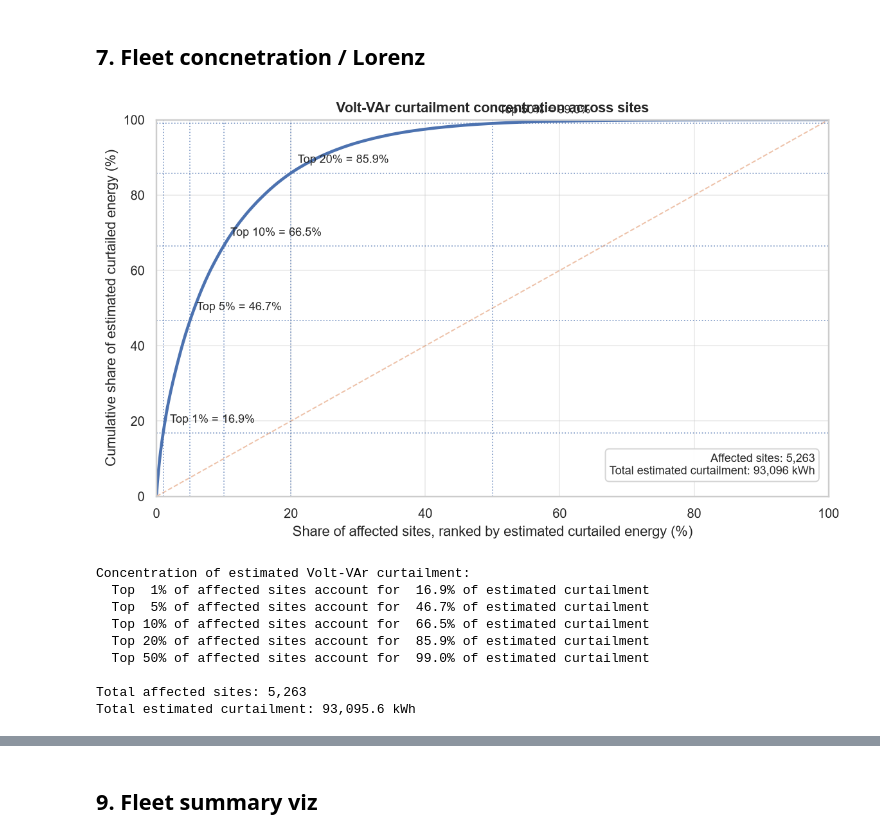
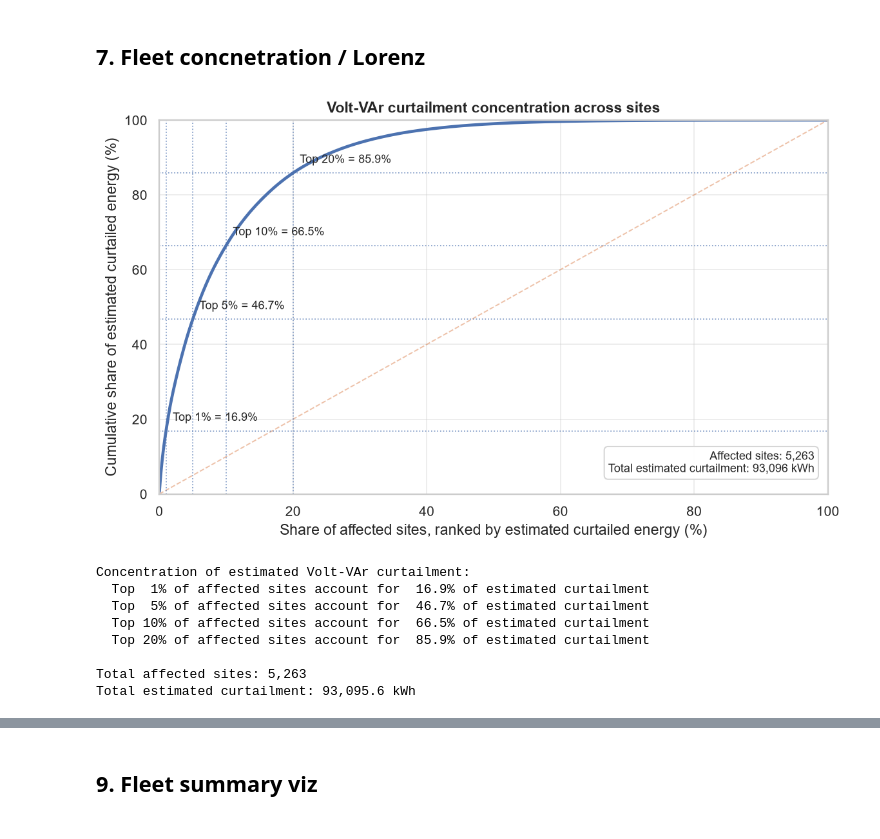
Before and after one commit to UNSW-CEEM/CICCADA, a Jupyter notebook: bms_sa_review/data_query/03_voltvar_curtailment_detection.ipynb, the cells around one changed output, grey strips where cells are left out. Cells and saved outputs as stored; diff of their text form; code cells hidden in the pictures.

Commit message:
voltvar plots update

```diff
--- a/bms_sa_review/data_query/03_voltvar_curtailment_detection.ipynb
+++ b/bms_sa_review/data_query/03_voltvar_curtailment_detection.ipynb
@@ -801,30 +801,29 @@ Overall multi-year denominator — eligible cases only:
 # %%
 # Site-level distribution + concentration
 site_dist = compute_site_distribution(
     candidates, eligible_context_by_site_year, all_context_by_site_year,
 )
 
-curt_rank, concentration, total_curt_kWh = compute_concentration(site_dist)
+curt_rank, concentration, total_curt_kWh = compute_concentration(site_dist, percentiles=(1, 5, 10, 20))
 
 # Plot
 plot_concentration_curve(curt_rank, concentration, total_curt_kWh)
 
 # Summary
 if concentration:
     print("\nConcentration of estimated Volt-VAr curtailment:")
     for pct_sites, share in concentration.items():
         print(f"  Top {pct_sites:>2}% of affected sites account for "
               f"{share:5.1f}% of estimated curtailment")
     print(f"\nTotal affected sites: {len(curt_rank):,}")
     print(f"Total estimated curtailment: {total_curt_kWh:,.1f} kWh")
 # %% [output]
-[figure, old version]
+[figure, new version]
 Concentration of estimated Volt-VAr curtailment:
   Top  1% of affected sites account for  16.9% of estimated curtailment
   Top  5% of affected sites account for  46.7% of estimated curtailment
   Top 10% of affected sites account for  66.5% of estimated curtailment
   Top 20% of affected sites account for  85.9% of estimated curtailment
-  Top 50% of affected sites account for  99.0% of estimated curtailment
 
 Total affected sites: 5,263
 Total estimated curtailment: 93,095.6 kWh
```
Also changed, not shown: parts of 2 cells of this notebook, 2 other files.
